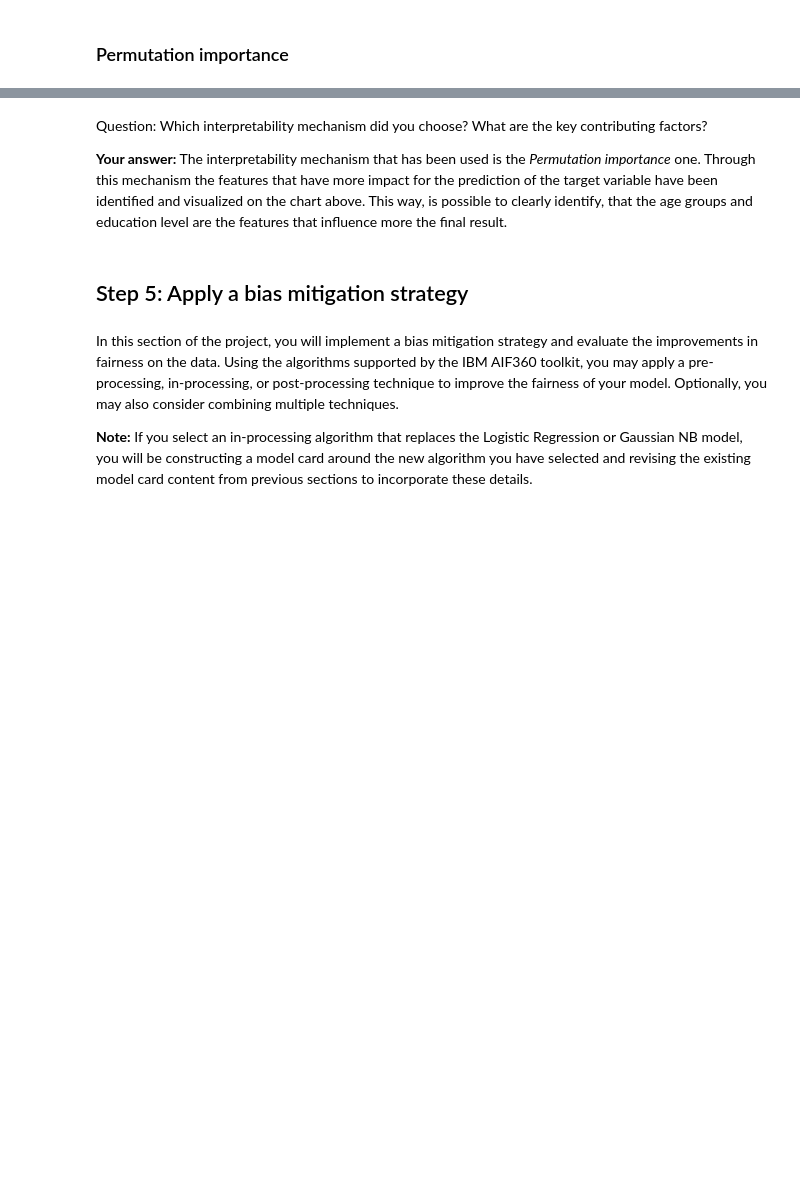
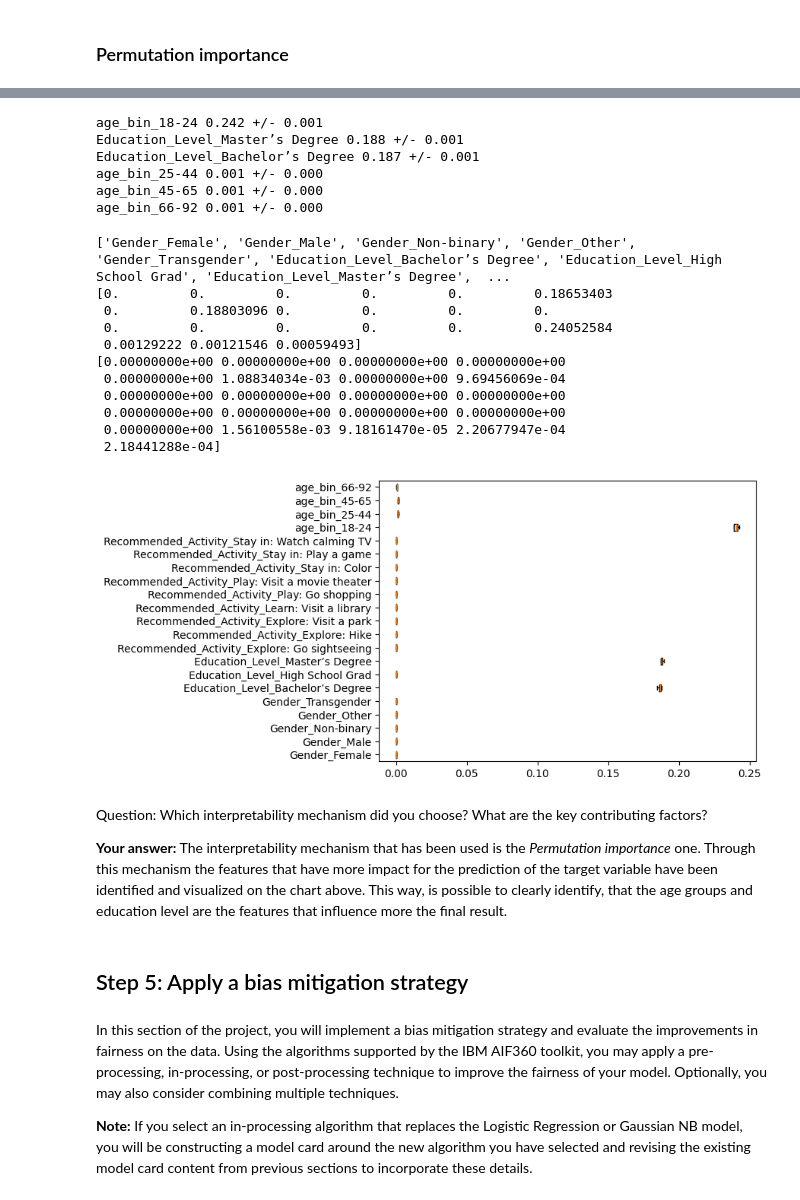
Before and after one commit to waxa2/ai_ethics, a Jupyter notebook: AI Ethics Project -- STARTER.ipynb, the cells around one changed output, grey strips where cells are left out. Drawn from its saved outputs; the diff is of its cells as text; code cells hidden in the pictures; blank space fills up the shorter version.

Commit message:
Reweighter permutation importances have been calculated

```diff
--- a/AI Ethics Project -- STARTER.ipynb
+++ b/AI Ethics Project -- STARTER.ipynb
@@ -677,3 +658,51 @@ ax.figure.tight_layout()
+# %%
+from sklearn.inspection import permutation_importance
+
+pi = permutation_importance(lr_model_pi, X_test, y_test,
+                           n_repeats=30,
+                           random_state=0)
+
+for i in pi.importances_mean.argsort()[::-1]:
+    if pi.importances_mean[i] - 2 * pi.importances_std[i] > 0:
+        print(f"{X.columns[i]}" f" " f"{ pi.importances_mean[i]:.3f}" f" +/- {pi.importances_std[i]:.3f}")
+# %% [output]
+age_bin_18-24 0.242 +/- 0.001
+Education_Level_Master’s Degree 0.188 +/- 0.001
+Education_Level_Bachelor’s Degree 0.187 +/- 0.001
+age_bin_25-44 0.001 +/- 0.000
+age_bin_45-65 0.001 +/- 0.000
+age_bin_66-92 0.001 +/- 0.000
+# %%
+
+#run function
+pi = permutation_importance(LR_model, orig_test.features, orig_test.labels.ravel())
+
+#print
+print(orig_test.feature_names)
+print(pi.importances_mean) # these numbers correspond to the feature names
+print(pi.importances_std)
+
+#plot
+plt.boxplot(
+    pi.importances.T,
+    labels=orig_test.feature_names,
+    vert=False,
+)
+# fig.tight_layout()
+plt.show()
+# %% [output]
+['Gender_Female', 'Gender_Male', 'Gender_Non-binary', 'Gender_Other', 'Gender_Transgender', 'Education_Level_Bachelor’s Degree', 'Education_Level_High School Grad', 'Education_Level_Master’s Degree',  ...
+[0.         0.         0.         0.         0.         0.18653403
+ 0.         0.18803096 0.         0.         0.         0.
+ 0.         0.         0.         0.         0.         0.24052584
+ 0.00129222 0.00121546 0.00059493]
+[0.00000000e+00 0.00000000e+00 0.00000000e+00 0.00000000e+00
+ 0.00000000e+00 1.08834034e-03 0.00000000e+00 9.69456069e-04
+ 0.00000000e+00 0.00000000e+00 0.00000000e+00 0.00000000e+00
+ 0.00000000e+00 0.00000000e+00 0.00000000e+00 0.00000000e+00
+ 0.00000000e+00 1.56100558e-03 9.18161470e-05 2.20677947e-04
+ 2.18441288e-04]
+[figure, added]
 # %% [markdown]
 Question: Which interpretability mechanism did you choose? What are the key contributing factors?
 
```
Also changed, not shown: parts of 19 cells of this notebook.
